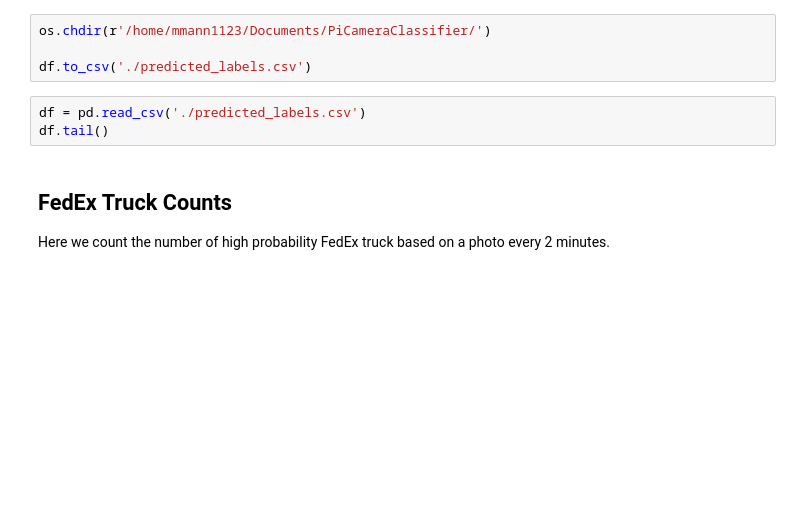
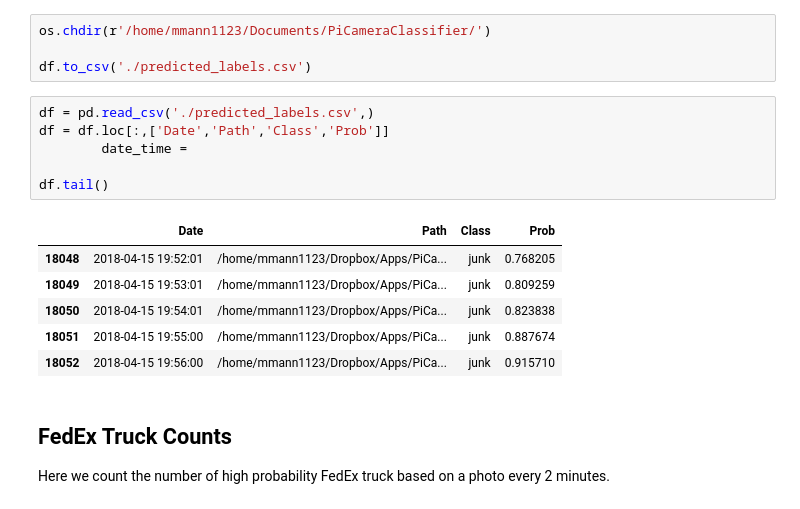
Before and after one commit to mmann1123/PiCameraClassifier, a Jupyter notebook: Plot_Classification_Timeseries.ipynb, the cells around one changed output. Drawn from its saved outputs; the diff is of its cells as text; blank space fills up the shorter version.

```diff
--- a/Plot_Classification_Timeseries.ipynb
+++ b/Plot_Classification_Timeseries.ipynb
@@ -132,8 +134,18 @@ os.chdir(r'/home/mmann1123/Documents/PiCameraClassifier/')
 
 df.to_csv('./predicted_labels.csv')
 # %%
-df = pd.read_csv('./predicted_labels.csv')
+df = pd.read_csv('./predicted_labels.csv',)
+df = df.loc[:,['Date','Path','Class','Prob']]
+        date_time =
+
 df.tail()
+# %% [output]
+|  | Date | Path | Class | Prob |
+| 18048 | 2018-04-15 19:52:01 | /home/mmann1123/Dropbox/Apps/PiCa... | junk | 0.768205 |
+| 18049 | 2018-04-15 19:53:01 | /home/mmann1123/Dropbox/Apps/PiCa... | junk | 0.809259 |
+| 18050 | 2018-04-15 19:54:01 | /home/mmann1123/Dropbox/Apps/PiCa... | junk | 0.823838 |
+| 18051 | 2018-04-15 19:55:00 | /home/mmann1123/Dropbox/Apps/PiCa... | junk | 0.887674 |
+| 18052 | 2018-04-15 19:56:00 | /home/mmann1123/Dropbox/Apps/PiCa... | junk | 0.915710 |
 # %% [markdown]
 ## FedEx Truck Counts
 Here we count the number of high probability FedEx truck based on a photo every 2 minutes.
```
Also changed, not shown: parts of 8 cells of this notebook, 1 other file.
